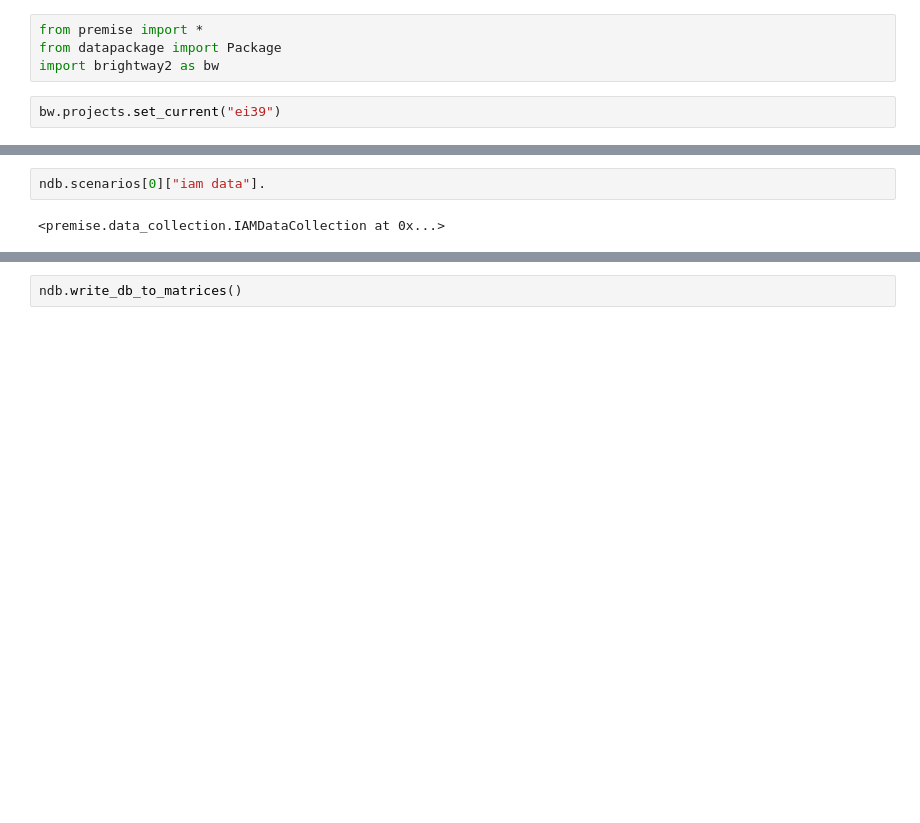
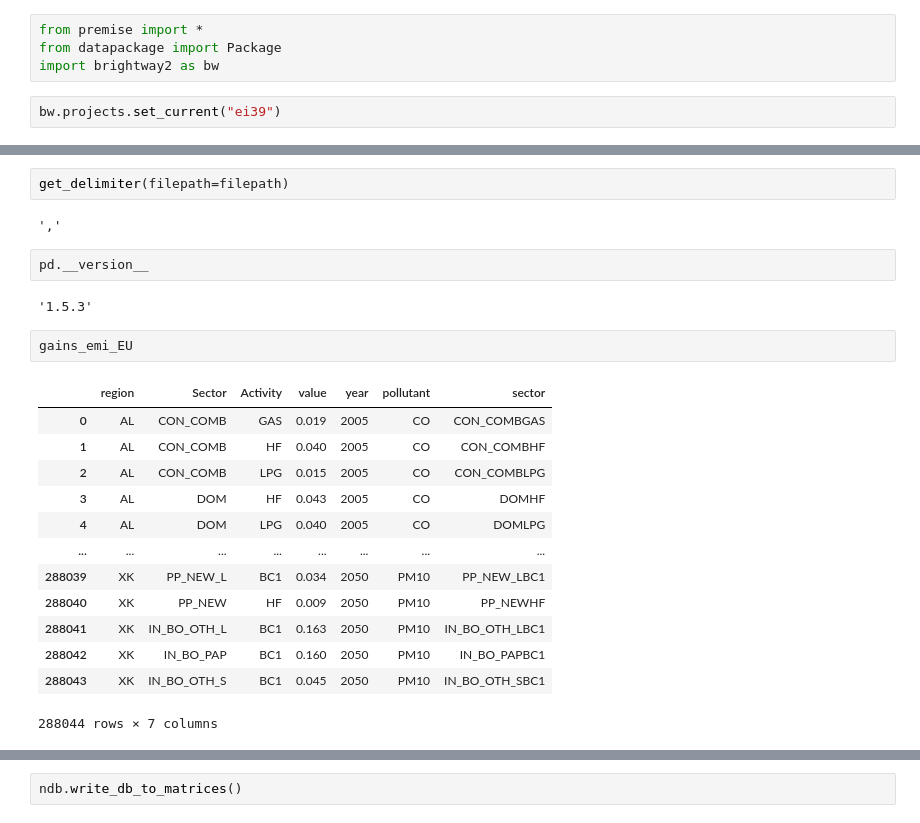
Before and after one commit to oie-mines-paristech/RTE_scenarios, a Jupyter notebook: dev/Untitled.ipynb, the cells around one changed output, grey strips where cells are left out. Saved outputs shown, nothing was run; the diff lists cells and outputs as text; blank space fills up the shorter version.

```diff
--- a/dev/Untitled.ipynb
+++ b/dev/Untitled.ipynb
@@ -63,4 +113,24 @@ Integrating GAINS IAM emission factors.
+# %%
+get_delimiter(filepath=filepath)
+# %% [output]
+','
+# %%
+pd.__version__
+# %% [output]
+'1.5.3'
 # %%
-ndb.scenarios[0]["iam data"].
+gains_emi_EU
 # %% [output]
+|  | region | Sector | Activity | value | year | pollutant | sector |
+| 0 | AL | CON_COMB | GAS | 0.019 | 2005 | CO | CON_COMBGAS |
+| 1 | AL | CON_COMB | HF | 0.040 | 2005 | CO | CON_COMBHF |
+| 2 | AL | CON_COMB | LPG | 0.015 | 2005 | CO | CON_COMBLPG |
+| 3 | AL | DOM | HF | 0.043 | 2005 | CO | DOMHF |
+| 4 | AL | DOM | LPG | 0.040 | 2005 | CO | DOMLPG |
+| ... | ... | ... | ... | ... | ... | ... | ... |
+| 288039 | XK | PP_NEW_L | BC1 | 0.034 | 2050 | PM10 | PP_NEW_LBC1 |
+| 288040 | XK | PP_NEW | HF | 0.009 | 2050 | PM10 | PP_NEWHF |
+| 288041 | XK | IN_BO_OTH_L | BC1 | 0.163 | 2050 | PM10 | IN_BO_OTH_LBC1 |
+| 288042 | XK | IN_BO_PAP | BC1 | 0.160 | 2050 | PM10 | IN_BO_PAPBC1 |
+| 288043 | XK | IN_BO_OTH_S | BC1 | 0.045 | 2050 | PM10 | IN_BO_OTH_SBC1 |
-<premise.data_collection.IAMDataCollection at 0x...>
+288044 rows × 7 columns
```
Also changed, not shown: parts of 5 cells of this notebook, 4 other files.
